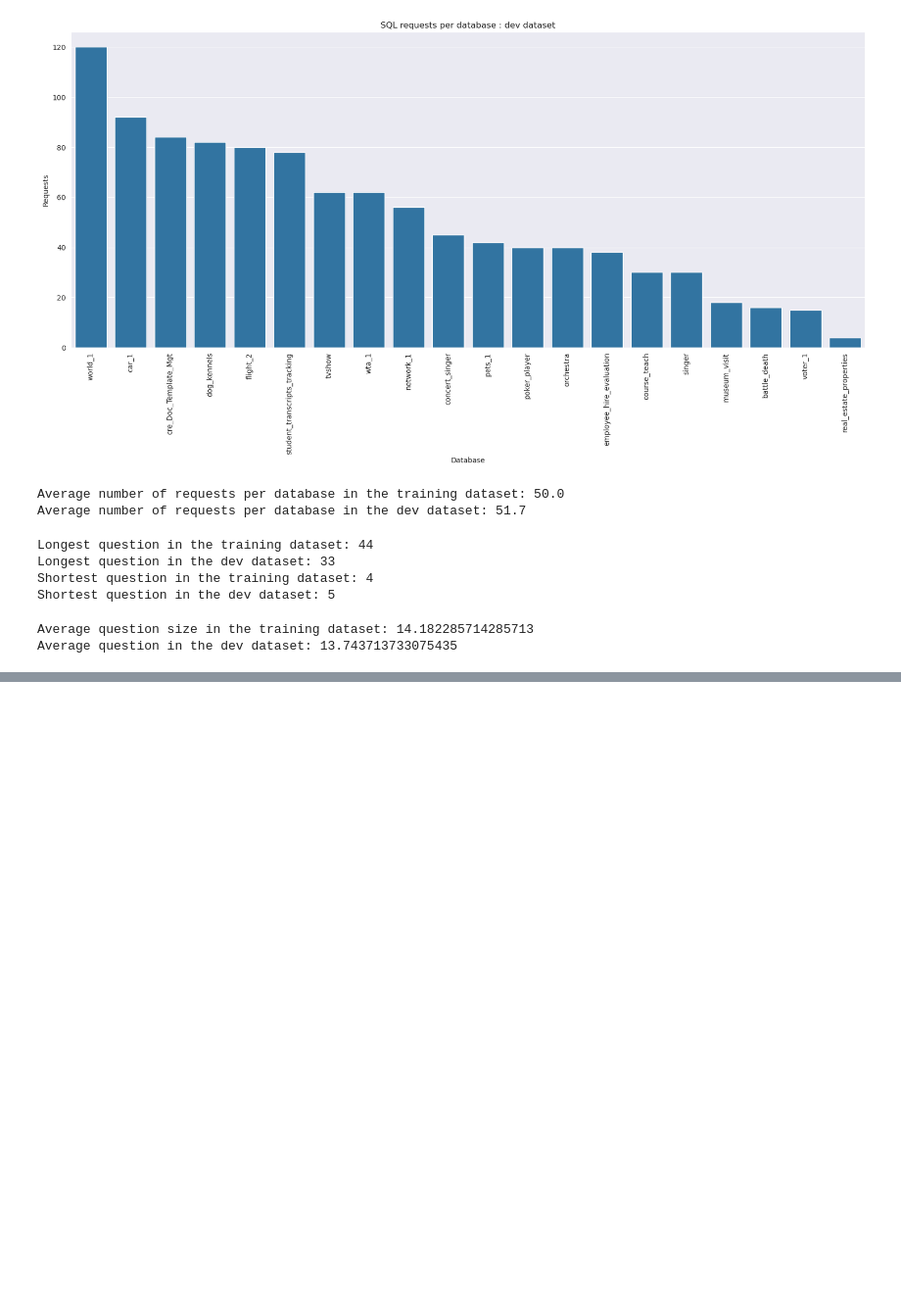
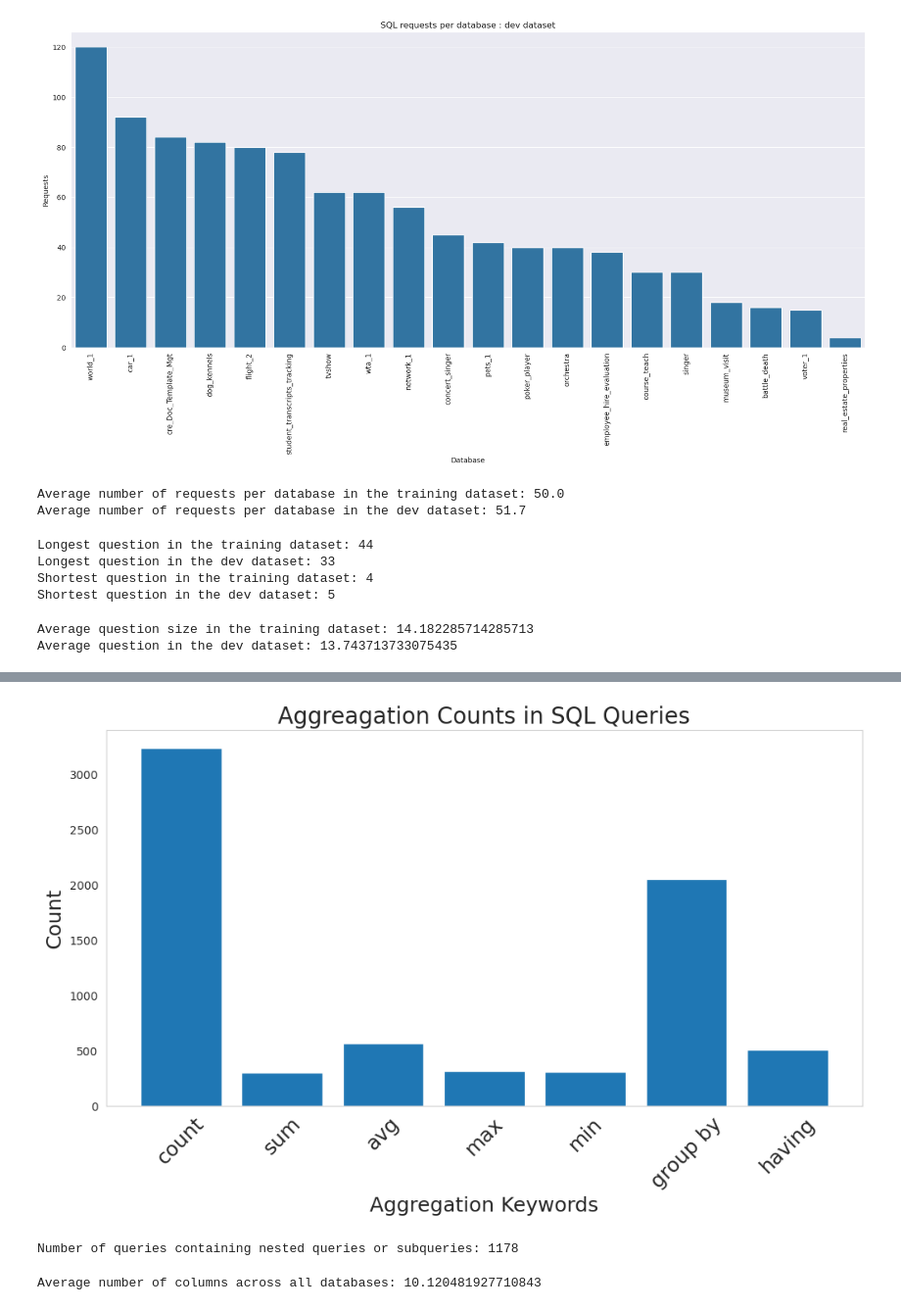
Before and after one commit to adam2305/Text2SQL, a Jupyter notebook: data_processing/data_analysis.ipynb, the cells around one changed output, grey strips where cells are left out. Shown at 98% size. Cells and saved outputs as stored; diff of their text form; code cells hidden in the pictures; blank space fills up the shorter version.

Commit message:
data analysis

```diff
--- a/data_processing/data_analysis.ipynb
+++ b/data_processing/data_analysis.ipynb
@@ -94,0 +216,77 @@ Average question in the dev dataset: 13.743713733075435
+# %%
+aggregation_keywords = [
+    "COUNT", "SUM", "AVG", "MAX", "MIN", "GROUP BY", "HAVING"
+]
+
+aggregation_keywords = [keyword.lower() for keyword in aggregation_keywords]
+# Count the occurrences of each keyword
+keyword_counts = count_keywords(all_queries, aggregation_keywords)
+
+# Plot the histogram
+plt.figure(figsize=(12, 6))
+plt.bar(keyword_counts.keys(), keyword_counts.values())
+plt.xlabel('Aggregation Keywords', fontsize=18)
+plt.ylabel('Count', fontsize=18)
+plt.title('Aggreagation Counts in SQL Queries', fontsize=20)
+plt.xticks(rotation=45, fontsize=18)
+plt.grid(False)
+plt.show()
+# %% [output]
+[figure, added]
+# %%
+import pandas as pd
+
+# Combine all queries into a single list
+all_queries = pd.concat([train_df['query'], dev_df['query']], axis=0).reset_index(drop=True)
+
+# Function to count nested queries and subqueries
+def count_nested_queries(queries):
+    nested_query_count = 0
+    for query in queries:
+        query = query.lower()
+        if query.count('select') > 1:
+            nested_query_count += 1
+    return nested_query_count
+
+# Count the occurrences of nested queries
+nested_query_count = count_nested_queries(all_queries)
+
+print(f'Number of queries containing nested queries or subqueries: {nested_query_count}')
+# %% [output]
+Number of queries containing nested queries or subqueries: 1178
+# %%
+import re
+import pandas as pd
+
+# Function to count the number of columns in a CREATE TABLE statement
+def count_columns_in_table(create_table_statement):
+    # Use regular expression to find all column definitions
+    columns = re.findall(r'\n\s*"\w+"', create_table_statement)
+    return len(columns)
+
+# Function to count the number of columns in the schema
+def count_columns_in_schema(schema):
+    # Use regular expression to find all CREATE TABLE statements
+    create_table_statements = re.findall(r'CREATE TABLE.*?\((.*?)\);', schema, re.DOTALL | re.IGNORECASE)
+    column_count = sum(count_columns_in_table(statement) for statement in create_table_statements)
+    return column_count
+
+# Function to count columns for all databases and calculate the average
+def avg_columns_in_all_databases(df):
+    column_counts = []
+    for index, row in df.iterrows():
+        schema = row['schema']
+        column_count = count_columns_in_schema(schema)
+        column_counts.append(column_count)
+    avg_column_count = sum(column_counts) / len(column_counts) if column_counts else 0
+    return avg_column_count
+
+# Load the table descriptions
+table_df = pd.read_json('data/tables_description.json')
+
+# Calculate the average number of columns
+average_column_count = avg_columns_in_all_databases(table_df)
+
+print(f'Average number of columns across all databases: {average_column_count}')
+# %% [output]
+Average number of columns across all databases: 10.120481927710843
```
Also changed, not shown: parts of 6 cells of this notebook.
